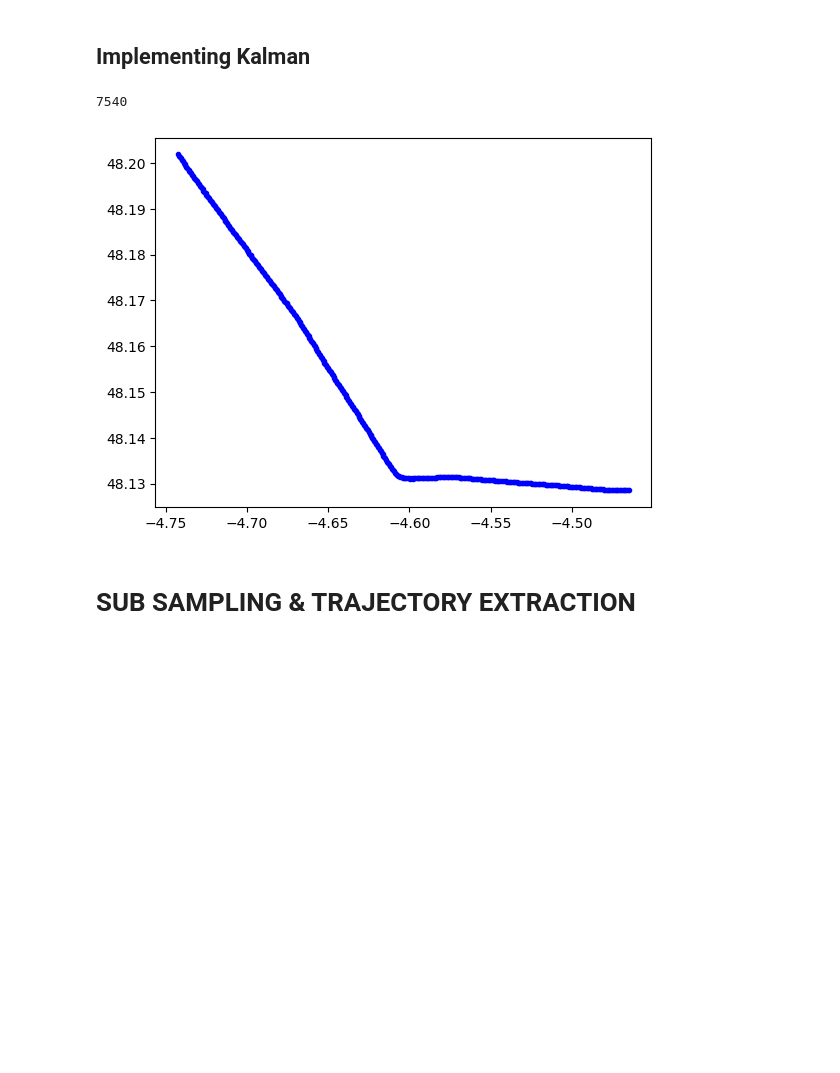
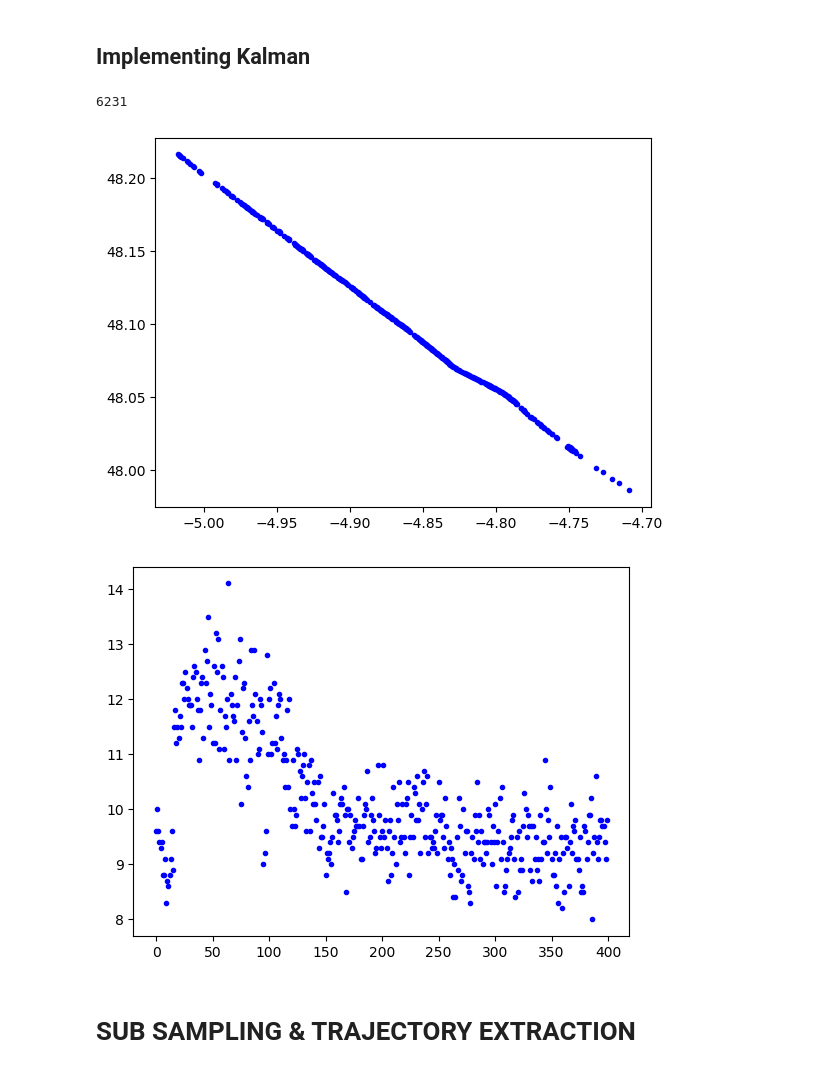
Before and after one commit to cnburger/AIS_KalmanFilter, a Jupyter notebook: Time Sampling.ipynb, the cells around one changed output. Saved outputs shown, nothing was run; the diff lists cells and outputs as text; code cells hidden in the pictures; blank space fills up the shorter version.

```diff
--- a/Time Sampling.ipynb
+++ b/Time Sampling.ipynb
@@ -371,20 +371,23 @@ def myKalman(pd_final, R,Q,P_k):
     return X_coord,Y_coord,X_orig,Y_orig,ax_arr,ay_arr, SpeedX, SpeedY
 # %%
 pd_dataset = None
-pd_dataset = pd.read_csv(r"207138000.csv")
+pd_dataset = pd.read_csv(r"227486000.csv")
 pd_dataset.head()
 print(len(pd_dataset))
 
-lower = 790 #750
-upper = 1200
-
+lower = 400
+upper = 800
 
 
 plt.plot(pd_dataset['long'].values[lower:upper],pd_dataset['lat'].values[lower:upper],'b.')
 plt.show()
+
+plt.plot(np.arange(0,len(pd_dataset['sog'].values[lower:upper]),1),pd_dataset['sog'].values[lower:upper],'b.')
+plt.show()
 # %% [output]
-7540
+6231
-[figure, old version]
+[figure, new version]
+[figure, added]
 # %% [markdown]
 # SUB SAMPLING & TRAJECTORY EXTRACTION
 # %%
```
Also changed, not shown: parts of 10 cells of this notebook.
